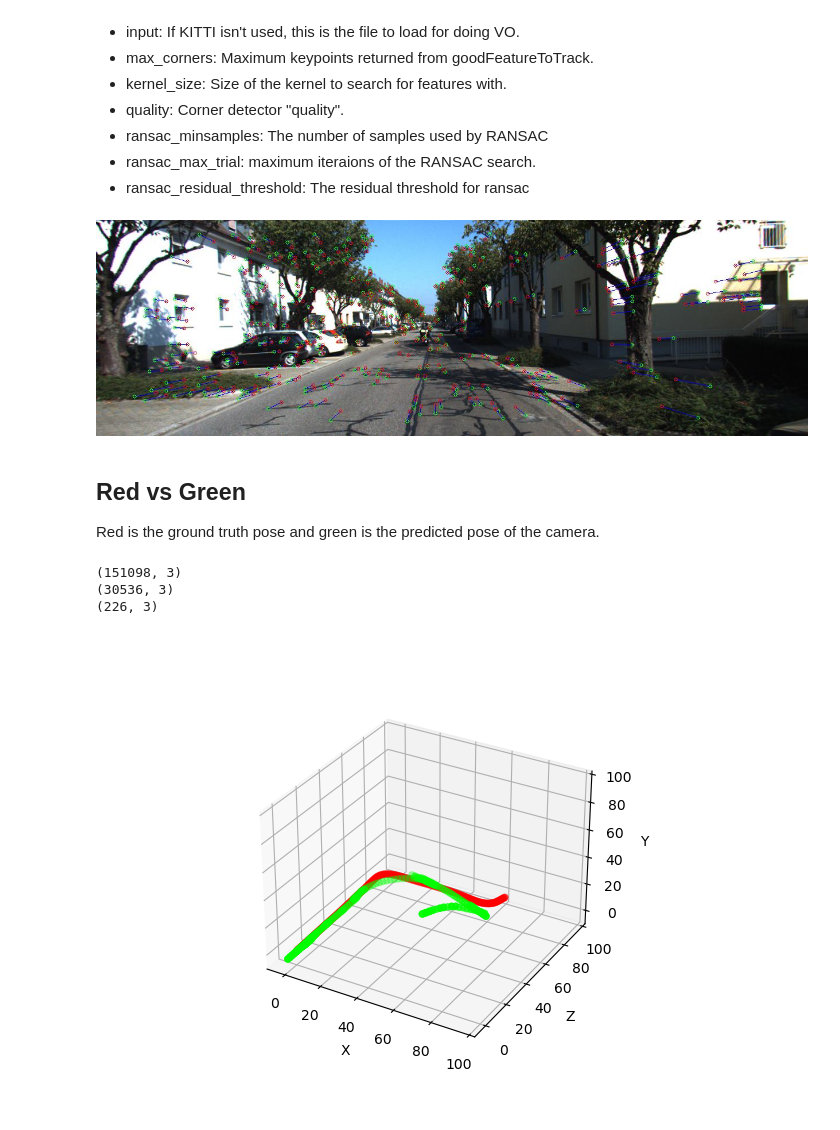
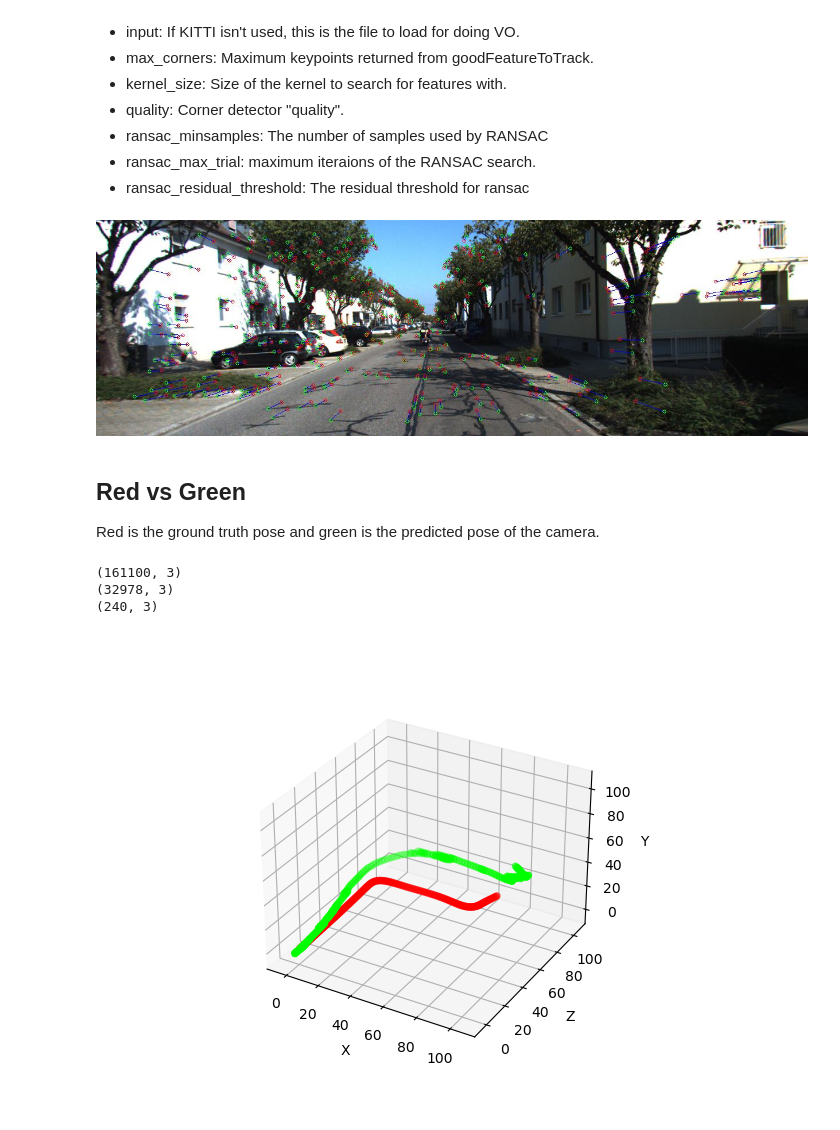
Before and after one commit to hpennington/mono-visual-odometry, a Jupyter notebook: visual_odometry.ipynb, the cells around one changed output. Saved outputs shown, nothing was run; the diff lists cells and outputs as text; code cells hidden in the pictures.

```diff
--- a/visual_odometry.ipynb
+++ b/visual_odometry.ipynb
@@ -264,7 +264,7 @@ while (KITTI == True and i < len(train_image_names)) or (cap is not None and cap
 
                     R_abs = np.dot(R, R_abs)
                     tt = t
-                    tt[2] *= tscale
+                    tt *= tscale
                     t_abs = t_abs + R_abs.dot((tt))
 
                     # print(t_abs)
@@ -350,7 +350,7 @@ cv2.waitKey(4)
 if KITTI == False:
     cap.release()
 # %% [output]
-[figure, old version]
+[figure, new version]
 # %% [markdown]
 ## Red vs Green
 Red is the ground truth pose and green is the predicted pose of the camera.
@@ -414,35 +414,35 @@ if point_cloud is not None:
     pcd.colors = o3d.utility.Vector3dVector(colors)
 
     # downpcd = pcd.voxel_down_sample(voxel_size=0.5)
     # ret = np.asarray(point_cloud).flatten()[ret]
 
     o3d.io.write_point_cloud("pointcloud_clustered.pcd", pcd)
     # visualizer = o3d.JVisualizer()
     # visualizer.add_geometry(pcd)
     # visualizer.show()
 
 maximum = None
 minimum = None
 
 if KITTI == True:
     ax.scatter(t_abs_gt[:, 0], t_abs_gt[:, 2], t_abs_gt[:, 1], color=(1, 0, 0))
     minimum = np.array(np.concatenate([t_abs_all, t_abs_gt])).min()
     maximum = np.array(np.concatenate([t_abs_all, t_abs_gt])).max()
 else:
     minimum = np.array(t_abs_all).min()
     maximum = np.array(t_abs_all).max()
 
 # ax.set_zscale(lower=minimum, upper=maxiumum, value=)
 ax.set_xlim([minimum, maximum])
 ax.set_ylim([minimum, maximum])
-ax.set_zlim([minimum, 100])
+ax.set_zlim([minimum, maximum])
 ax.set_xlabel('X')
 ax.set_ylabel('Z')
 ax.set_zlabel('Y')
 # plt.plot(t_abs_all[:, 0], t_abs_all[:, 1], t_abs_all[:, 2])
 plt.show()
 # %% [output]
-(151098, 3)
-(30536, 3)
-(226, 3)
+(161100, 3)
+(32978, 3)
+(240, 3)
-[figure, old version]
+[figure, new version]
```
Also changed, not shown: parts of 2 cells of this notebook, 1 other file.
